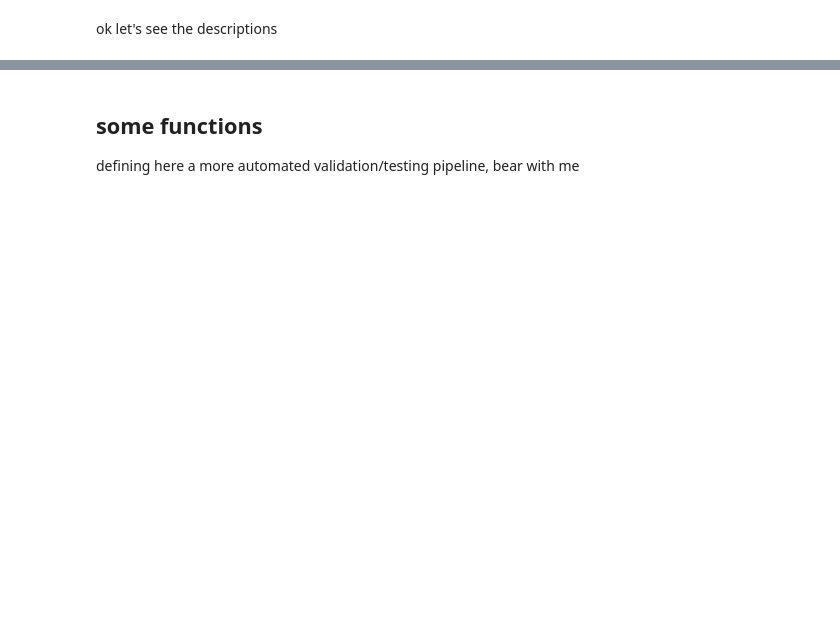
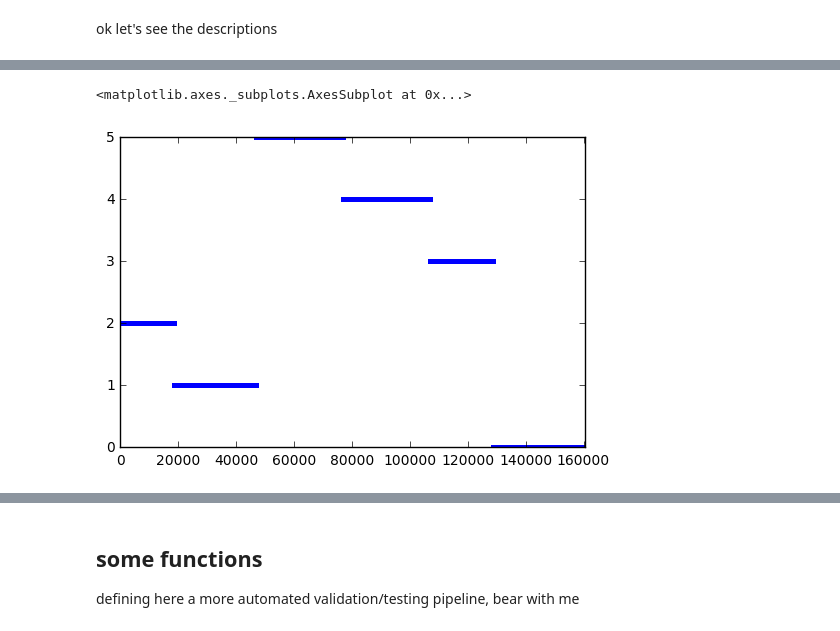
Before and after one commit to AndreaMassari/activity_recognition, a Jupyter notebook: Activity_Recognition.ipynb, the cells around one changed output, grey strips where cells are left out. Cells and saved outputs as stored; diff of their text form; code cells hidden in the pictures; blank space fills up the shorter version.

```diff
--- a/Activity_Recognition.ipynb
+++ b/Activity_Recognition.ipynb
@@ -266,0 +79,5 @@ x,y=dataprep()
+# %%
+df_arm["Activity_Label_num"].plot(style='.')
+# %% [output]
+<matplotlib.axes._subplots.AxesSubplot at 0x...>
+[figure, added]
```
Also changed, not shown: parts of 88 cells of this notebook, 8 other files.
